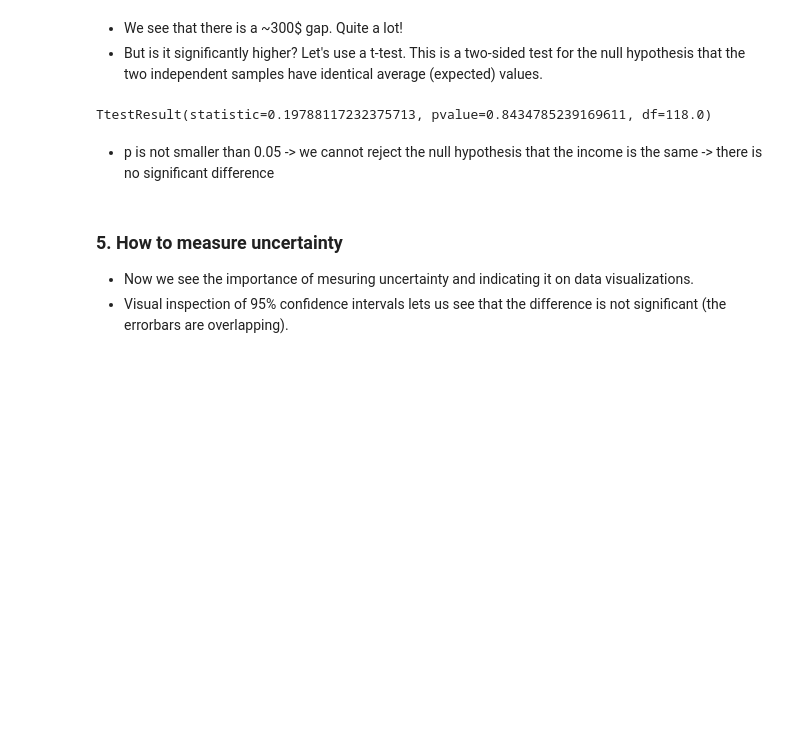
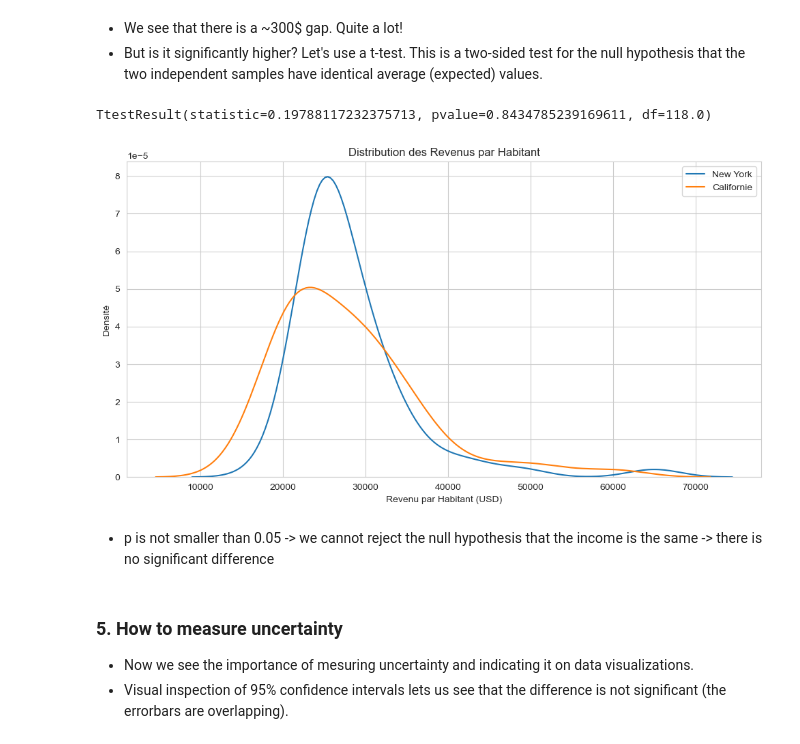
Before and after one commit to sylvainshan/Applied-Data-Analysis, a Jupyter notebook: Exercises/03 - Describing data/Describing_data_exercise.ipynb, the cells around one changed output. Drawn from its saved outputs; the diff is of its cells as text; code cells hidden in the pictures; blank space fills up the shorter version.

```diff
--- a/Exercises/03 - Describing data/Describing_data_exercise.ipynb
+++ b/Exercises/03 - Describing data/Describing_data_exercise.ipynb
@@ -149,6 +155,17 @@ df.loc[df['State'] == 'California']['IncomePerCap'].mean()
 stats.ttest_ind(df.loc[df['State'] == 'New York']['IncomePerCap'], df.loc[df['State'] == 'California']['IncomePerCap'])
 # %% [output]
 TtestResult(statistic=0.19788117232375713, pvalue=0.8434785239169611, df=118.0)
+# %%
+plt.figure(figsize=(12, 6))
+sns.kdeplot(df.loc[df['State'] == 'New York']['IncomePerCap'], label='New York')
+sns.kdeplot(df.loc[df['State'] == 'California']['IncomePerCap'], label='Californie')
+plt.title('Distribution des Revenus par Habitant')
+plt.xlabel('Revenu par Habitant (USD)')
+plt.ylabel('Densité')
+plt.legend()
+plt.show()
+# %% [output]
+[figure, added]
 # %% [markdown]
 - p is not smaller than 0.05 -> we cannot reject the null hypothesis that the income is the same -> there is no significant difference
 # %% [markdown]
```
Also changed, not shown: parts of 38 cells of this notebook.
